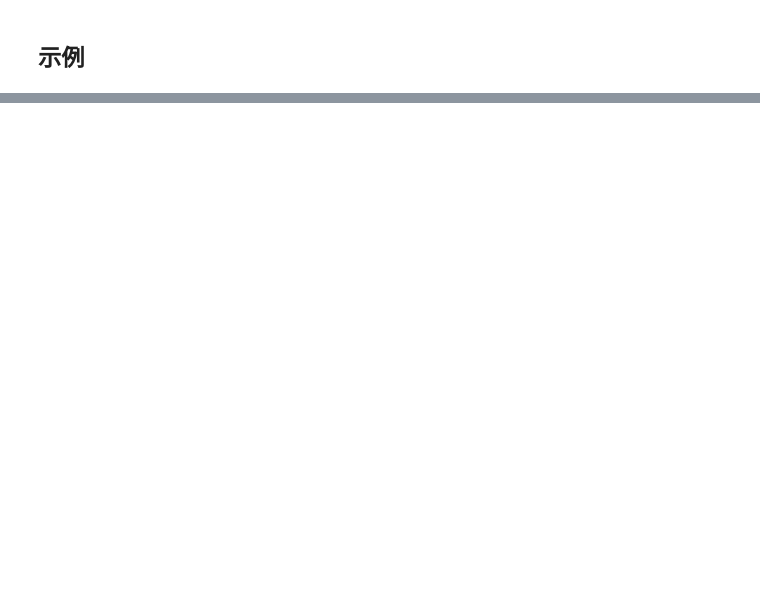
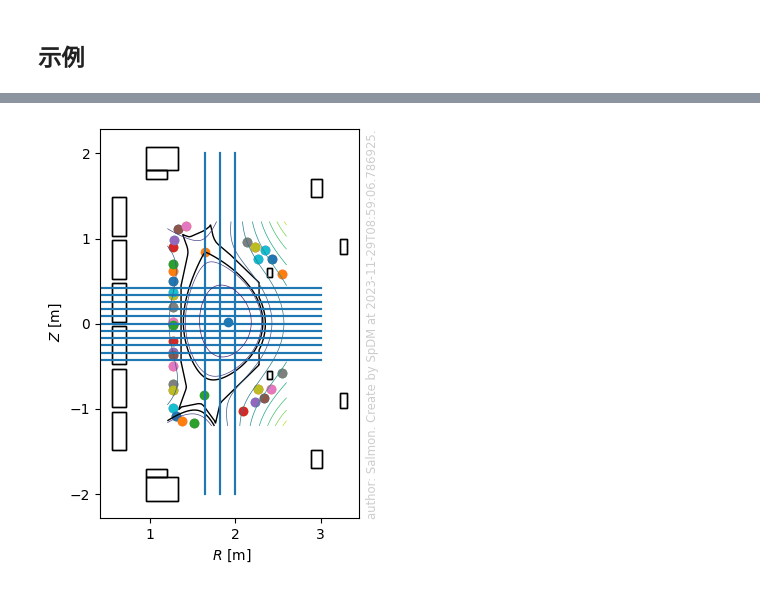
Before and after one commit to fusion-yun/fytok_tutorial, a Jupyter notebook: tutorial/FyTok_module_Tokamak.ipynb, the cells around one changed output, grey strips where cells are left out. Cells and saved outputs as stored; diff of their text form; code cells hidden in the pictures; blank space fills up the shorter version.

```diff
--- a/tutorial/FyTok_module_Tokamak.ipynb
+++ b/tutorial/FyTok_module_Tokamak.ipynb
@@ -26,0 +55,10 @@ tok = Tokamak(
+# %%
+tok = Tokamak(
+    "mdsplus:///home/salmon/workspace/fytok_data/mdsplus/~t/?enable=efit_east",
+    device="east",
+    shot=70754,
+    run=0,
+    equilibrium={"code.name": "fy_eq"},
+)
+
+tok.refresh(time=5.0)
@@ -51,0 +103,6 @@ profs = sp_view.plot(
+# %%
+from spdm.view import View as sp_view
+
+fig=sp_view.display(tok)
+# %% [output]
+[figure, added]
```
Also changed, not shown: parts of 14 cells of this notebook, 6 other files.
